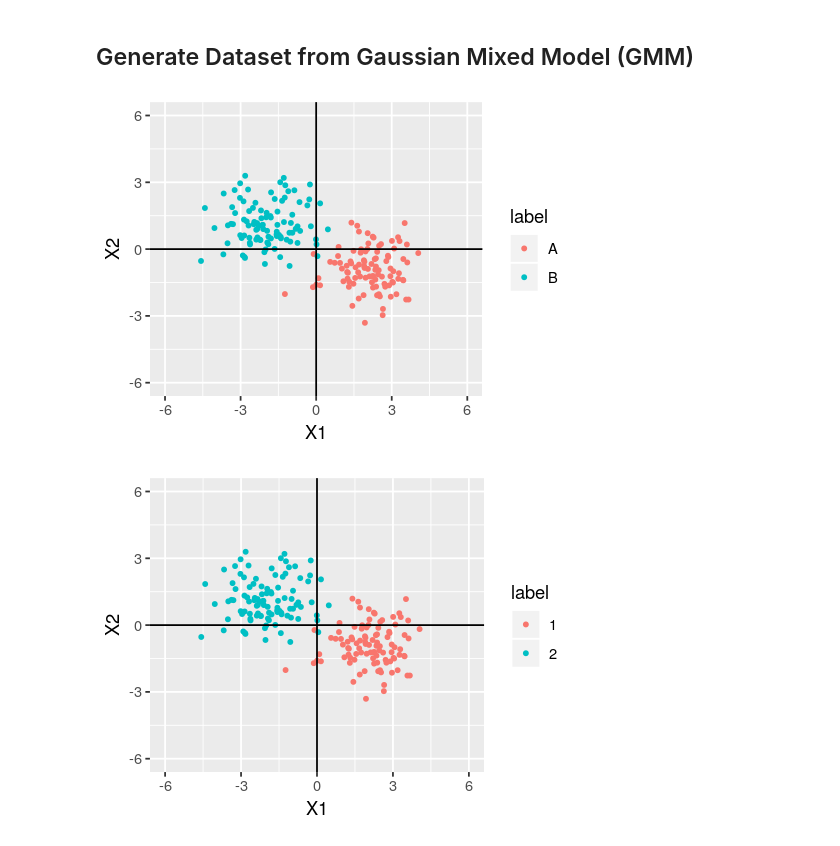
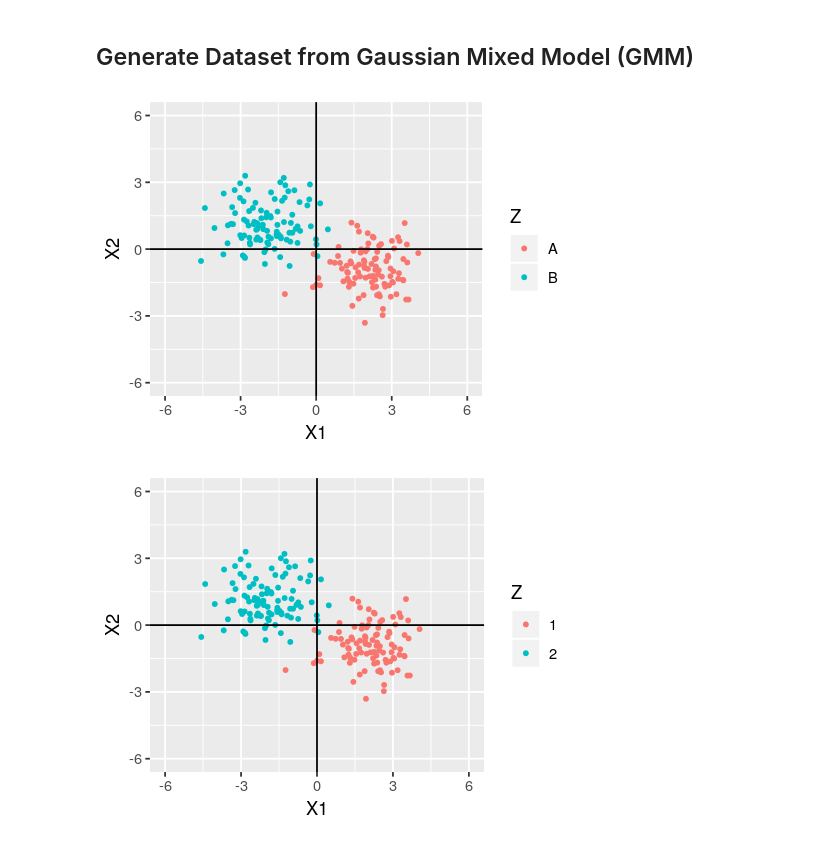
Before and after one commit to clintko/Proj_MPSK_app, a Jupyter notebook: gmm/data_generate.ipynb, the cells around one changed output. Saved outputs shown, nothing was run; the diff lists cells and outputs as text; code cells hidden in the pictures.

```diff
--- a/gmm/data_generate.ipynb
+++ b/gmm/data_generate.ipynb
@@ -30,23 +39,23 @@ fun_gmm = function(ns, mus, sig2, label_sample){
 # %%
 options(repr.plot.width=4, repr.plot.height=3)
 
 set.seed(123)
 sig2 = matrix(c(1,0,0,1),2,2)
 mat1  = fun_gau(100, c( 2, -1), sig2, "A")
 mat2  = fun_gau(100, c(-2,  1), sig2, "B")
 mat   = bind_rows(mat1, mat2)
 
 gp = mat %>%
     as.data.frame %>%
-    ggplot(aes(x=X1, y=X2, color=label)) +
+    ggplot(aes(x=X1, y=X2, color=Z)) +
     geom_point(size=1) +
     geom_vline(xintercept=0) +
     geom_hline(yintercept=0) +
     xlim(c(-6, 6)) +
     ylim(c(-6, 6))
 print(gp)
 # %% [output]
-[figure, old version]
+[figure, new version]
 # %%
 options(repr.plot.width=4, repr.plot.height=3)
 
@@ -55,11 +64,13 @@ sig2 = matrix(c(1,0,0,1),2,2)
 
 ns  = c(100, 100)
 mus = rbind(c( 2, -1), c(-2,  1))
-mat = fun_gmm(ns, mus, sig2) %>% mutate(label = as.character(label))
+mat = fun_gmm(ns, mus, sig2, 1) %>%
+    mutate(Z=as.character(Z)) %>%
+    mutate(C=as.character(C))
 
 gp = mat %>%
     as.data.frame %>%
-    ggplot(aes(x=X1, y=X2, color=label)) +
+    ggplot(aes(x=X1, y=X2, color=Z)) +
     geom_point(size=1) +
     geom_vline(xintercept=0) +
     geom_hline(yintercept=0) +
@@ -67,7 +78,7 @@ gp = mat %>%
     ylim(c(-6, 6))
 print(gp)
 # %% [output]
-[figure, old version]
+[figure, new version]
 # %%
 ### make a small shift from the first model
 delta = matrix(c(
```
Also changed, not shown: parts of 5 cells of this notebook, 2 other files.
